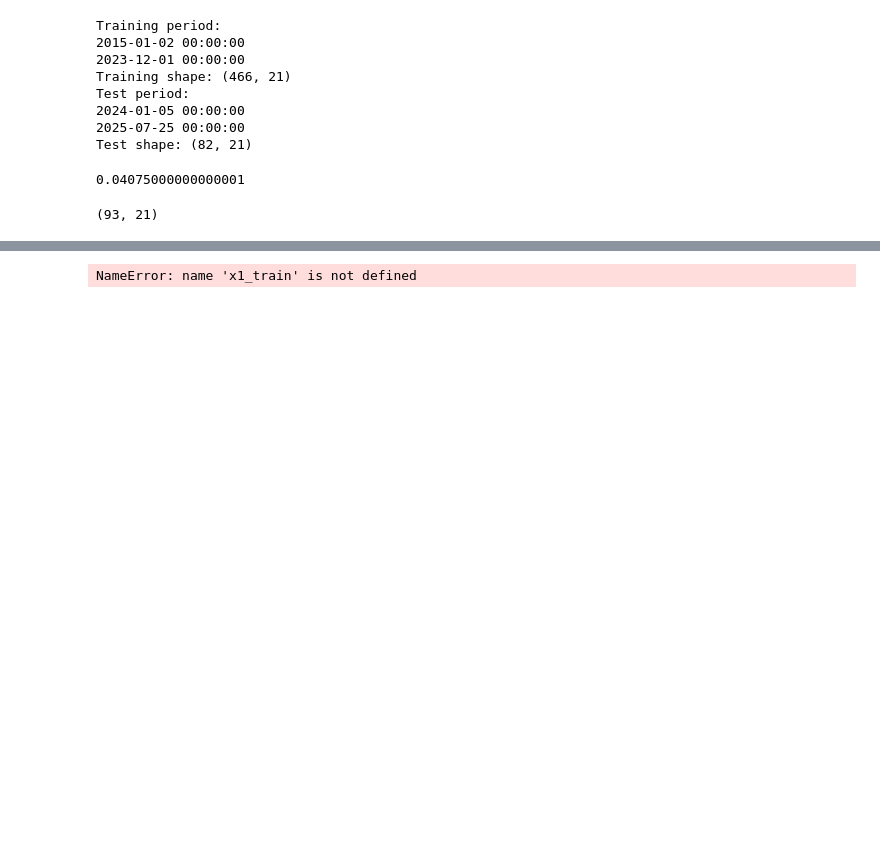
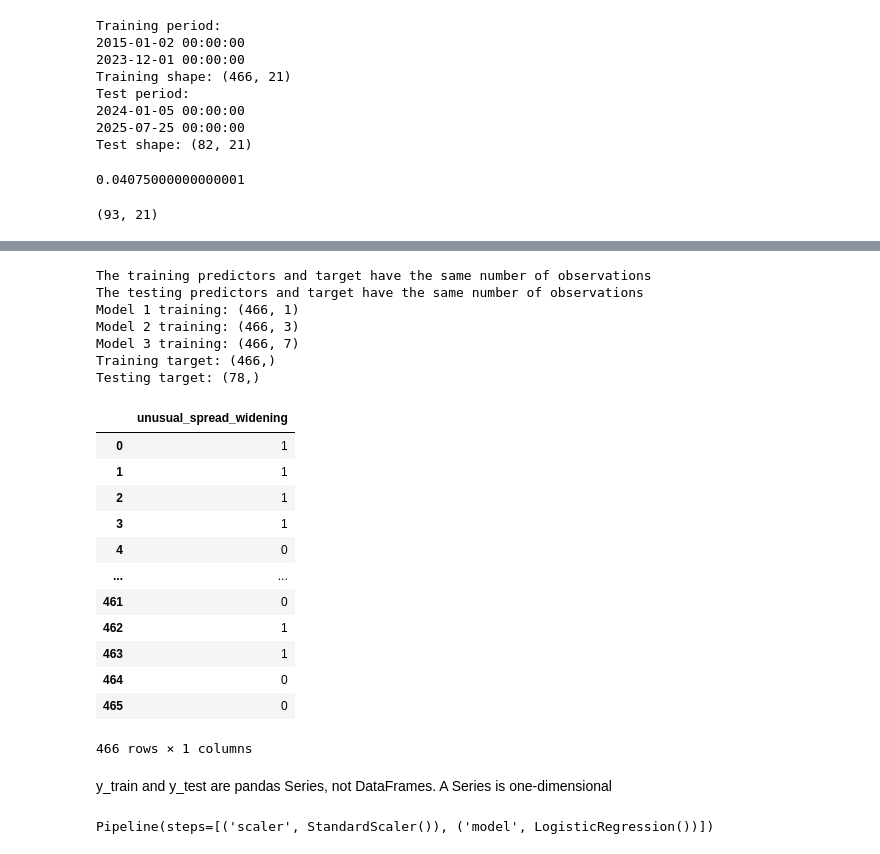
Before and after one commit to philippebvilliger/swiss-bank-risk-project, a Jupyter notebook: code/05_model.ipynb, the cells around one changed output, grey strips where cells are left out. Cells and saved outputs as stored; diff of their text form; code cells hidden in the pictures; blank space fills up the shorter version.

Commit message:
Porgress in the model file

```diff
--- a/code/05_model.ipynb
+++ b/code/05_model.ipynb
@@ -248,24 +246,76 @@ Name: count, dtype: int64
 # %%
 y_train = train_df["unusual_spread_widening"]
 y_test = test_df["unusual_spread_widening"]
 
-# One bracket returns a series while 2 brackets returns a df with just one column
+
+# One bracket returns a Series while two brackets return a DataFrame
 X1_train = train_df[["ciss_change"]]
 X1_test = test_df[["ciss_change"]]
 
 
-X2_train = train_df[["ciss_change","chf-eur_exchange_rate_control","snb_policy_rate"]]
+X2_train = train_df[["ciss_change", "chf-eur_exchange_rate_control", "snb_policy_rate"]]
 
 X2_test = test_df[["ciss_change", "chf-eur_exchange_rate_control", "snb_policy_rate"]]
 
 
-X3_train = train_df[["ciss_change", "chf-eur_exchange_rate_control", "snb_policy_rate", "covid_dummy", "ukraine_war_dummy",
-     "snb_floor_dummy","credit_suisse_dummy"]]
+# Model 3: Model 2 + crisis dummy variables
+X3_train = train_df[["ciss_change", "chf-eur_exchange_rate_control", "snb_policy_rate", "covid_dummy", "ukraine_war_dummy", "snb_floor_dummy", "credit_suisse_dummy"]]
 
-X3_test = test_df[["ciss_change", "chf-eur_exchange_rate_control", "snb_policy_rate", "covid_dummy", "ukraine_war_dummy",
-     "snb_floor_dummy","credit_suisse_dummy"]]
+X3_test = test_df[["ciss_change", "chf-eur_exchange_rate_control", "snb_policy_rate", "covid_dummy", "ukraine_war_dummy", "snb_floor_dummy", "credit_suisse_dummy"]]
 
-if x1_train.shape == x2_train.shape == x3_train.shape == y_train.shape:
-    print("The predictors and target have the same number of observations")
+# We check that all training datasets have the same number of observations
+# [0] for shape gives you the rows
+if X1_train.shape[0] == X2_train.shape[0] == X3_train.shape[0] == y_train.shape[0]:
+    print("The training predictors and target have the same number of observations")
+
+
+# Check that all testing datasets have the same number of observations
+if X1_test.shape[0] == X2_test.shape[0] == X3_test.shape[0] == y_test.shape[0]:
+    print("The testing predictors and target have the same number of observations")
+
+
+print("Model 1 training:", X1_train.shape)
+print("Model 2 training:", X2_train.shape)
+print("Model 3 training:", X3_train.shape)
+
+print("Training target:", y_train.shape)
+print("Testing target:", y_test.shape)
 # %% [output]
-NameError: name 'x1_train' is not defined
+The training predictors and target have the same number of observations
+The testing predictors and target have the same number of observations
+Model 1 training: (466, 1)
+Model 2 training: (466, 3)
+Model 3 training: (466, 7)
+Training target: (466,)
+Testing target: (78,)
+|  | unusual_spread_widening |
+| 0 | 1 |
+| 1 | 1 |
+| 2 | 1 |
+| 3 | 1 |
+| 4 | 0 |
+| ... | ... |
+| 461 | 0 |
+| 462 | 1 |
+| 463 | 1 |
+| 464 | 0 |
+| 465 | 0 |
+466 rows × 1 columns
+# %% [markdown]
+y_train and y_test are pandas Series, not DataFrames.
+A Series is one-dimensional
+# %%
+from sklearn.linear_model import LogisticRegression
+from sklearn.preprocessing import StandardScaler
+from sklearn.pipeline import Pipeline
+
+model_1 = Pipeline([("scaler", StandardScaler()), ("model", LogisticRegression())])
+model_2 = Pipeline([("scaler", StandardScaler()), ("model", LogisticRegression())])
+model_3 = Pipeline([("scaler", StandardScaler()), ("model", LogisticRegression())])
+
+# Then you fit the model with data
+model_1.fit(X1_train, y_train)
+model_2.fit(X2_train, y_train)
+model_3.fit(X3_train, y_train)
+# %% [output]
+Pipeline(steps=[('scaler', StandardScaler()), ('model', LogisticRegression())])
```
Also changed, not shown: parts of 6 cells of this notebook.
